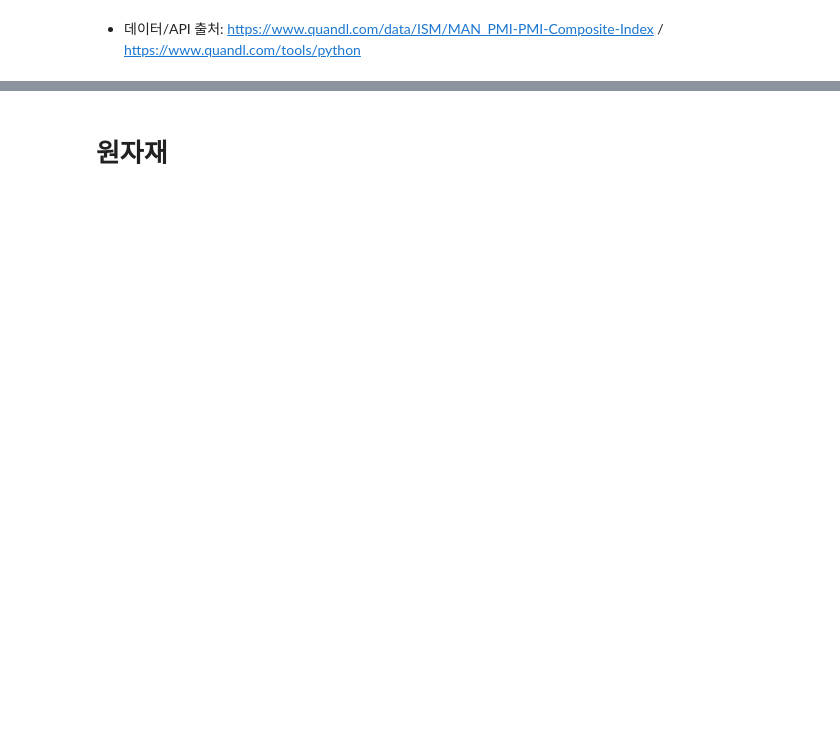
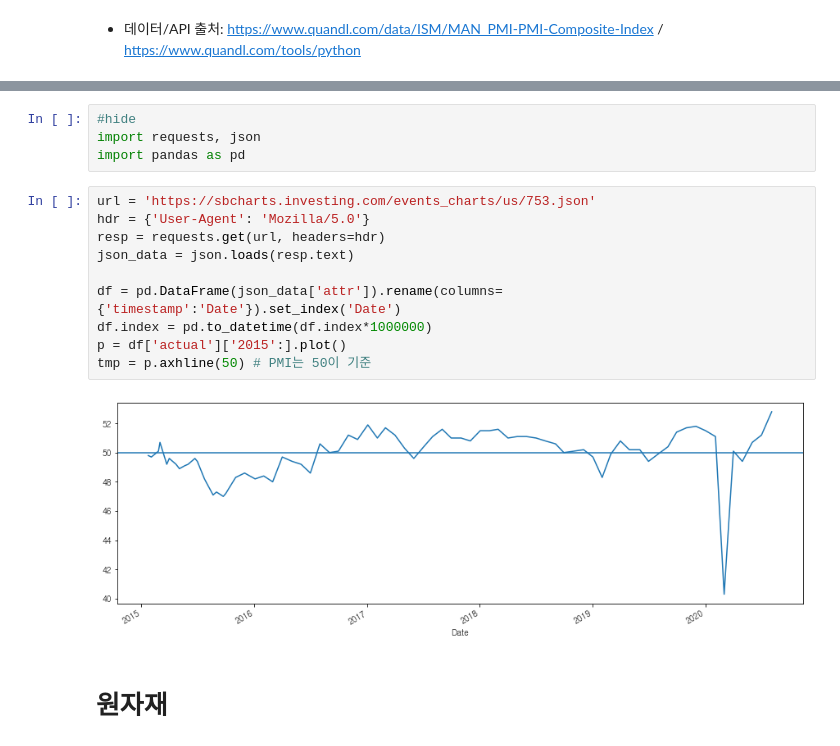
Before and after one commit to reddiana/blog, a Jupyter notebook: _notebooks/2020-08-19-Economic_indicators.ipynb, the cells around one changed output, grey strips where cells are left out. Cells and saved outputs as stored; diff of their text form; blank space fills up the shorter version.

```diff
--- a/_notebooks/2020-08-19-Economic_indicators.ipynb
+++ b/_notebooks/2020-08-19-Economic_indicators.ipynb
@@ -51,2 +49,18 @@ p.legend(loc='lower left')
+# %%
+#hide
+import requests, json
+import pandas as pd
+# %%
+url = 'https://sbcharts.investing.com/events_charts/us/753.json'
+hdr = {'User-Agent': 'Mozilla/5.0'}
+resp = requests.get(url, headers=hdr)
+json_data = json.loads(resp.text)
+
+df = pd.DataFrame(json_data['attr']).rename(columns={'timestamp':'Date'}).set_index('Date')
+df.index = pd.to_datetime(df.index*1000000)
+p = df['actual']['2015':].plot()
+tmp = p.axhline(50) # PMI는 50이 기준
+# %% [output]
+[figure, added]
 # %% [markdown]
 # 원자재
```
Also changed, not shown: parts of 11 cells of this notebook.
